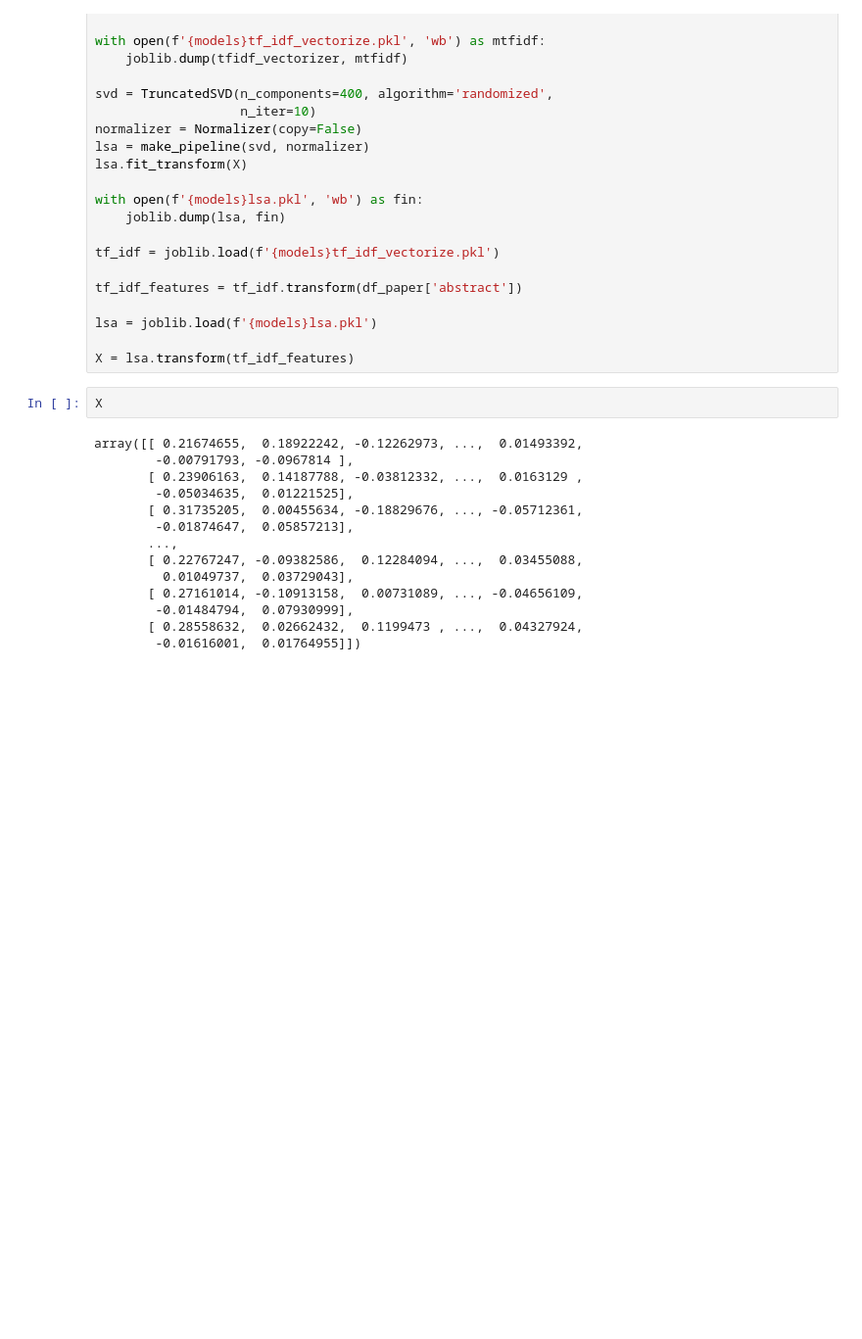
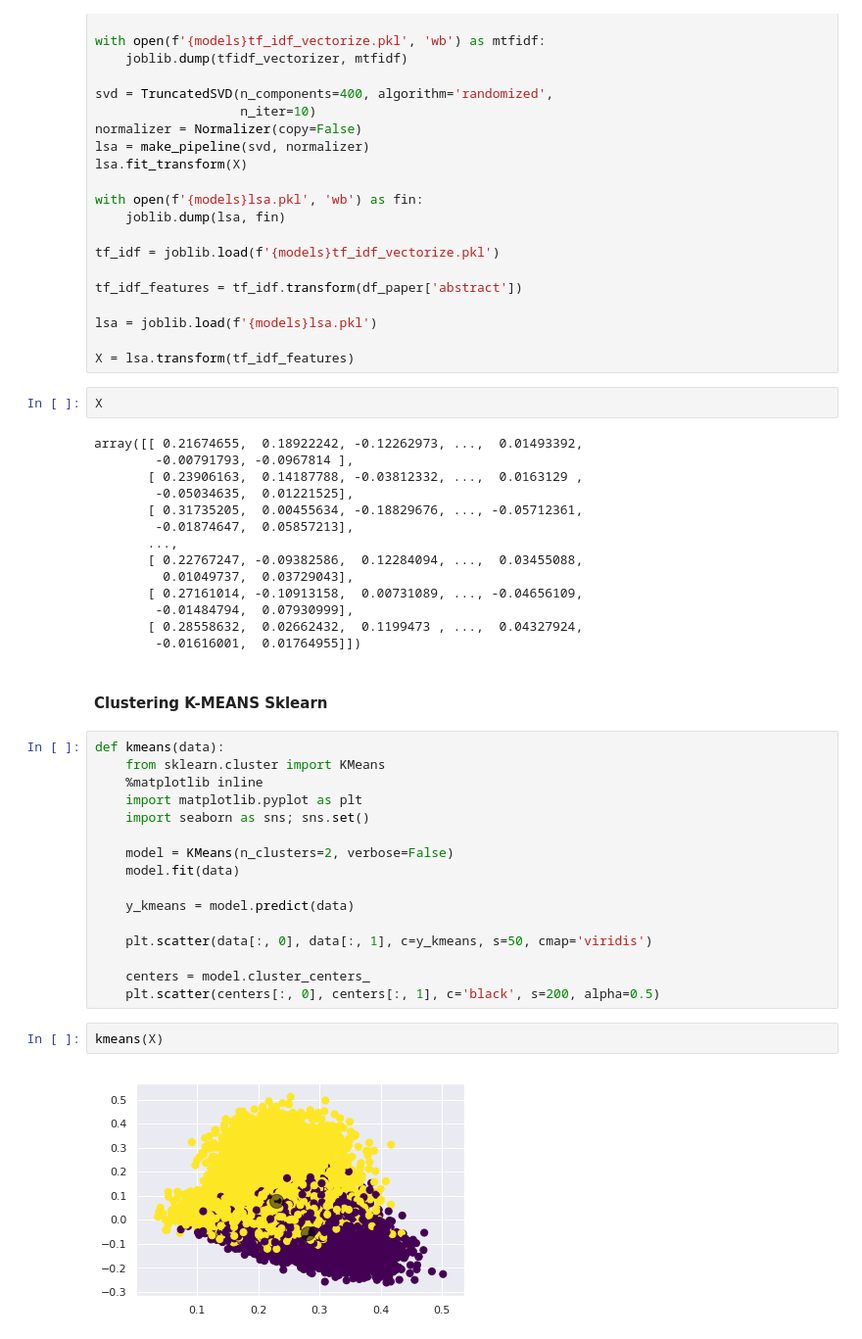
Before and after one commit to macio-matheus/analyze-data-arxiv, a Jupyter notebook: notebooks/arxiv.ipynb, the cells around one changed output. Shown at 98% size. Drawn from its saved outputs; the diff is of its cells as text; blank space fills up the shorter version.

```diff
--- a/notebooks/arxiv.ipynb
+++ b/notebooks/arxiv.ipynb
@@ -154,3 +154,25 @@ array([[ 0.21674655,  0.18922242, -0.12262973, ...,  0.01493392,
         -0.01484794,  0.07930999],
        [ 0.28558632,  0.02662432,  0.1199473 , ...,  0.04327924,
         -0.01616001,  0.01764955]])
+# %% [markdown]
+#### Clustering K-MEANS Sklearn
+# %%
+def kmeans(data):
+    from sklearn.cluster import KMeans
+    %matplotlib inline
+    import matplotlib.pyplot as plt
+    import seaborn as sns; sns.set()
+
+    model = KMeans(n_clusters=2, verbose=False)
+    model.fit(data)
+
+    y_kmeans = model.predict(data)
+
+    plt.scatter(data[:, 0], data[:, 1], c=y_kmeans, s=50, cmap='viridis')
+
+    centers = model.cluster_centers_
+    plt.scatter(centers[:, 0], centers[:, 1], c='black', s=200, alpha=0.5)
+# %%
+kmeans(X)
+# %% [output]
+[figure, added]
```
